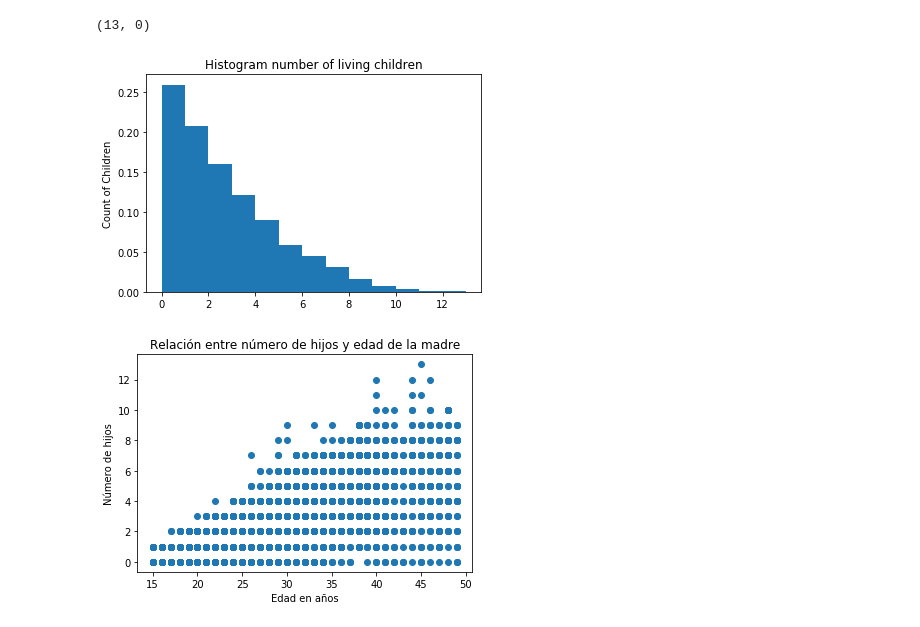
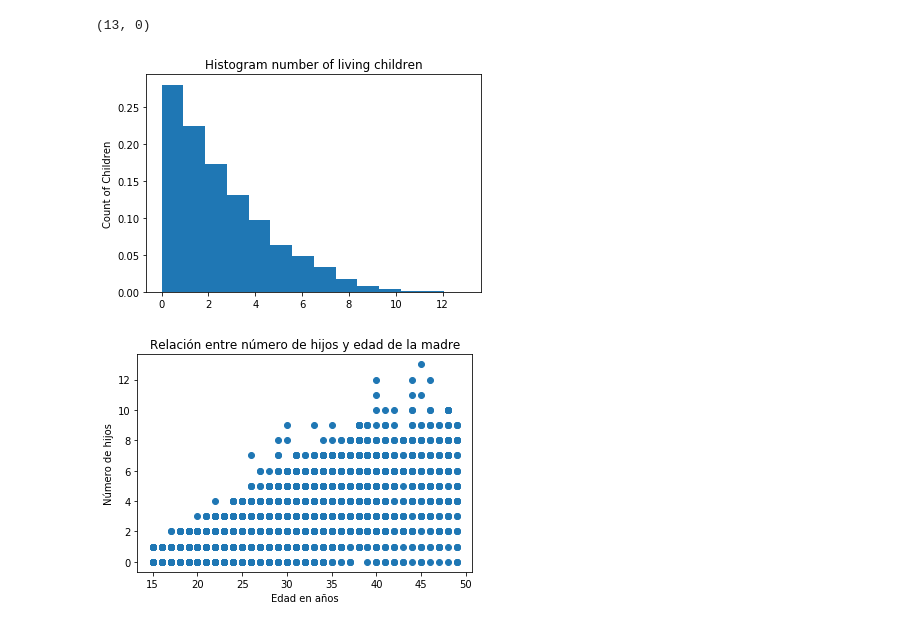
Before and after one commit to benjov/Modelos_No_Lineales, a Jupyter notebook: Clase_ModeloConteo/Poisson_Regress.ipynb, the cells around one changed output. Saved outputs shown, nothing was run; the diff lists cells and outputs as text; code cells hidden in the pictures.

```diff
--- a/Clase_ModeloConteo/Poisson_Regress.ipynb
+++ b/Clase_ModeloConteo/Poisson_Regress.ipynb
@@ -69,15 +69,15 @@ fertil_df.children.max(), fertil_df.children.min()
 (13, 0)
 # %%
 # plotting histogram in order to see
-plt.hist(fertil_df.children, bins = 13, normed = True, histtype='bar')
+plt.hist(fertil_df.children, bins = 14, normed = True, histtype='bar')
 
 #plt.legend()
 plt.ylabel('Count of Children')
 plt.title('Histogram number of living children')
 
 plt.show()
 # %% [output]
-[figure, old version]
+[figure, new version]
 # %%
 # Scatter Plot 1:
 # Getting x and y values
```
Also changed, not shown: parts of 2 cells of this notebook, 3 other files.
